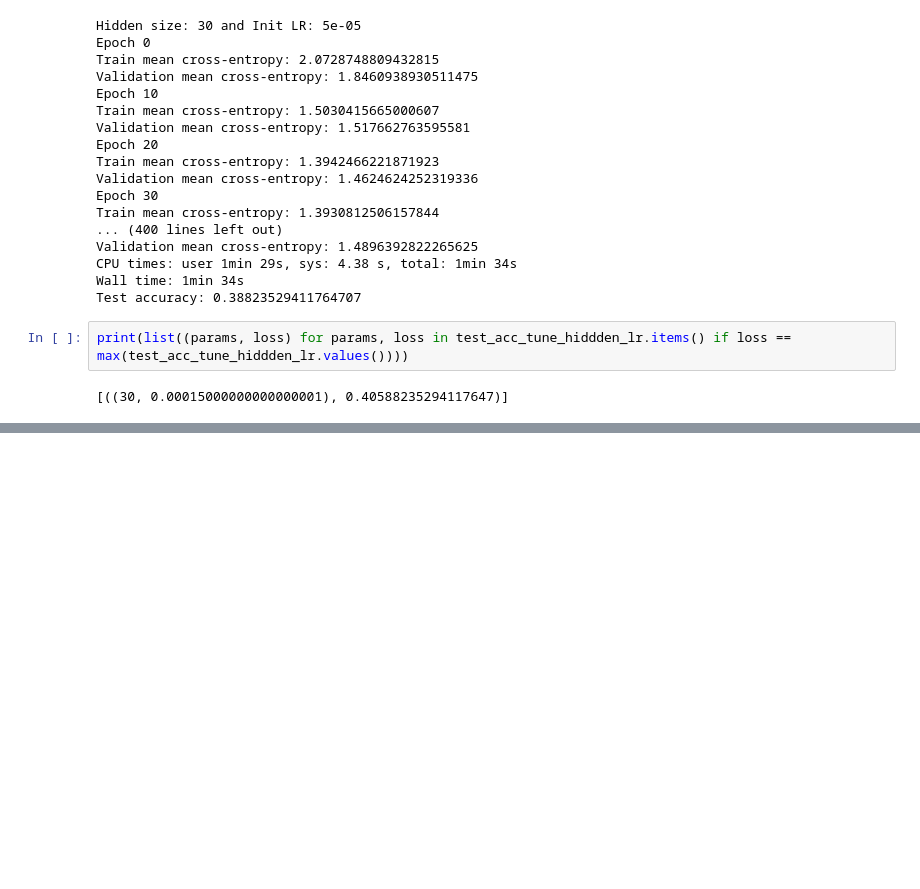
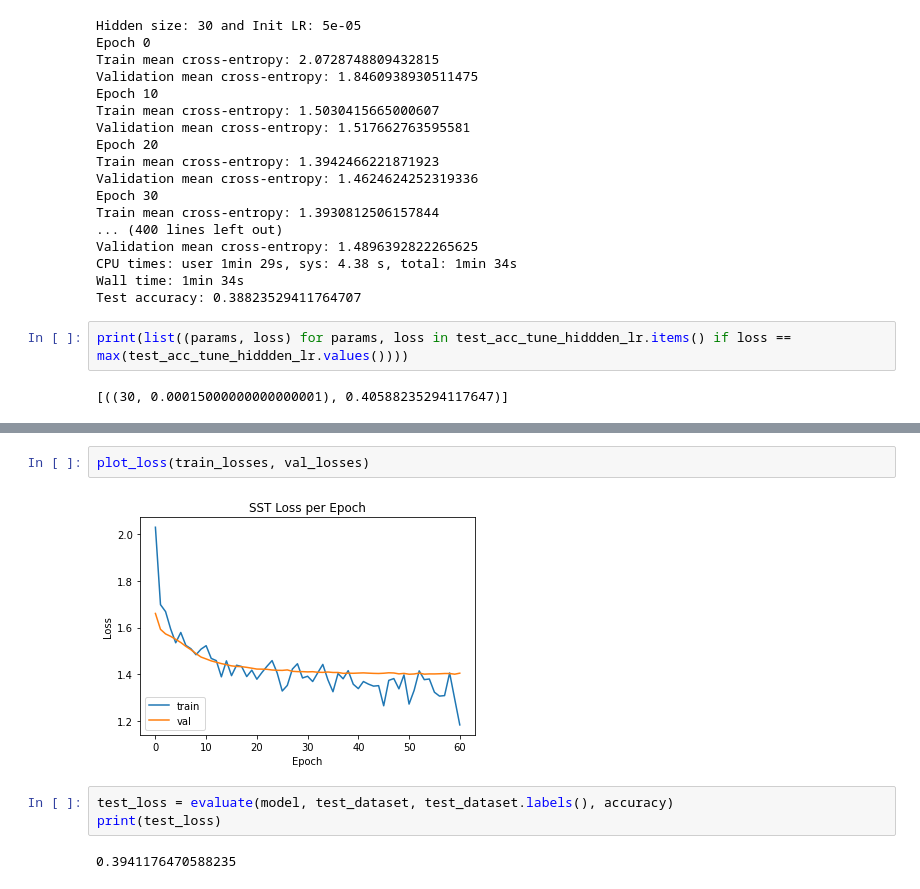
Before and after one commit to albert-yue/gcn-explainability, a Jupyter notebook: notebooks/experiment_sst.ipynb, the cells around one changed output, grey strips where cells are left out. Drawn from its saved outputs; the diff is of its cells as text; blank space fills up the shorter version.

```diff
--- a/notebooks/experiment_sst.ipynb
+++ b/notebooks/experiment_sst.ipynb
@@ -415,0 +529,9 @@ print(list((params, loss) for params, loss in test_acc_tune_hiddden_lr.items() i
+# %%
+plot_loss(train_losses, val_losses)
+# %% [output]
+[figure, added]
+# %%
+test_loss = evaluate(model, test_dataset, test_dataset.labels(), accuracy)
+print(test_loss)
+# %% [output]
+0.3941176470588235
```
Also changed, not shown: parts of 18 cells of this notebook.
